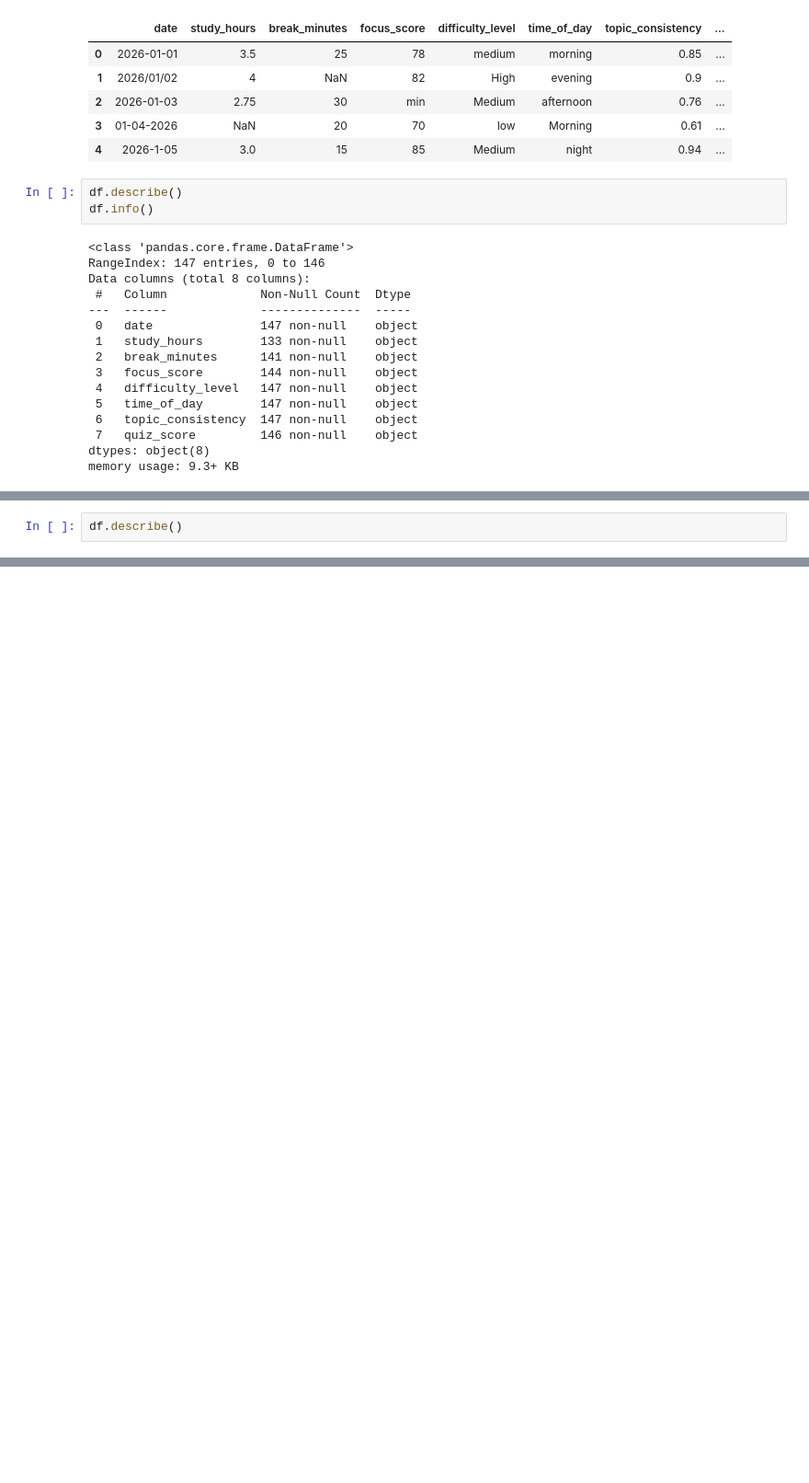
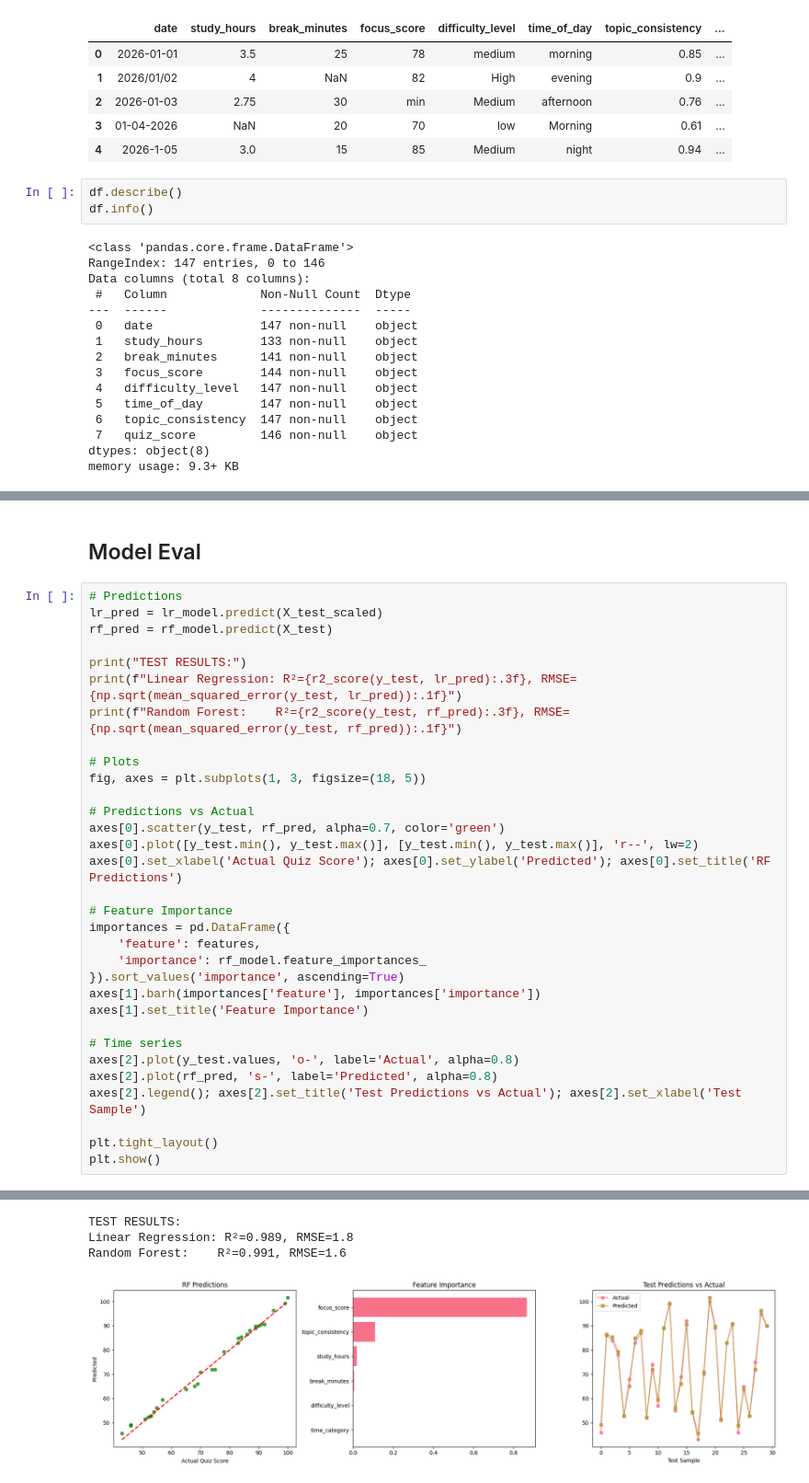
Before and after one commit to Manav-jit/Smart-Study-Drift-Detector, a Jupyter notebook: model.ipynb, the cells around one changed output, grey strips where cells are left out. Shown at 92% size. Drawn from its saved outputs; the diff is of its cells as text; blank space fills up the shorter version.

```diff
--- a/model.ipynb
+++ b/model.ipynb
@@ -134,3 +168,35 @@ df.boxplot(column='quiz_score', by='time_category', grid=False)
+# %% [markdown]
+## Model Eval
 # %%
-df.describe()
+# Predictions
+lr_pred = lr_model.predict(X_test_scaled)
+rf_pred = rf_model.predict(X_test)
+
+print("TEST RESULTS:")
+print(f"Linear Regression: R²={r2_score(y_test, lr_pred):.3f}, RMSE={np.sqrt(mean_squared_error(y_test, lr_pred)):.1f}")
+print(f"Random Forest:    R²={r2_score(y_test, rf_pred):.3f}, RMSE={np.sqrt(mean_squared_error(y_test, rf_pred)):.1f}")
+
+# Plots
+fig, axes = plt.subplots(1, 3, figsize=(18, 5))
+
+# Predictions vs Actual
+axes[0].scatter(y_test, rf_pred, alpha=0.7, color='green')
+axes[0].plot([y_test.min(), y_test.max()], [y_test.min(), y_test.max()], 'r--', lw=2)
+axes[0].set_xlabel('Actual Quiz Score'); axes[0].set_ylabel('Predicted'); axes[0].set_title('RF Predictions')
+
+# Feature Importance
+importances = pd.DataFrame({
+    'feature': features,
+    'importance': rf_model.feature_importances_
+}).sort_values('importance', ascending=True)
+axes[1].barh(importances['feature'], importances['importance'])
+axes[1].set_title('Feature Importance')
+
+# Time series
+axes[2].plot(y_test.values, 'o-', label='Actual', alpha=0.8)
+axes[2].plot(rf_pred, 's-', label='Predicted', alpha=0.8)
+axes[2].legend(); axes[2].set_title('Test Predictions vs Actual'); axes[2].set_xlabel('Test Sample')
+
+plt.tight_layout()
+plt.show()
 # %% [output]
@@ -145,0 +203,4 @@ df.describe()
+TEST RESULTS:
+Linear Regression: R²=0.989, RMSE=1.8
+Random Forest:    R²=0.991, RMSE=1.6
+[figure, added]
```
Also changed, not shown: parts of 10 cells of this notebook.
